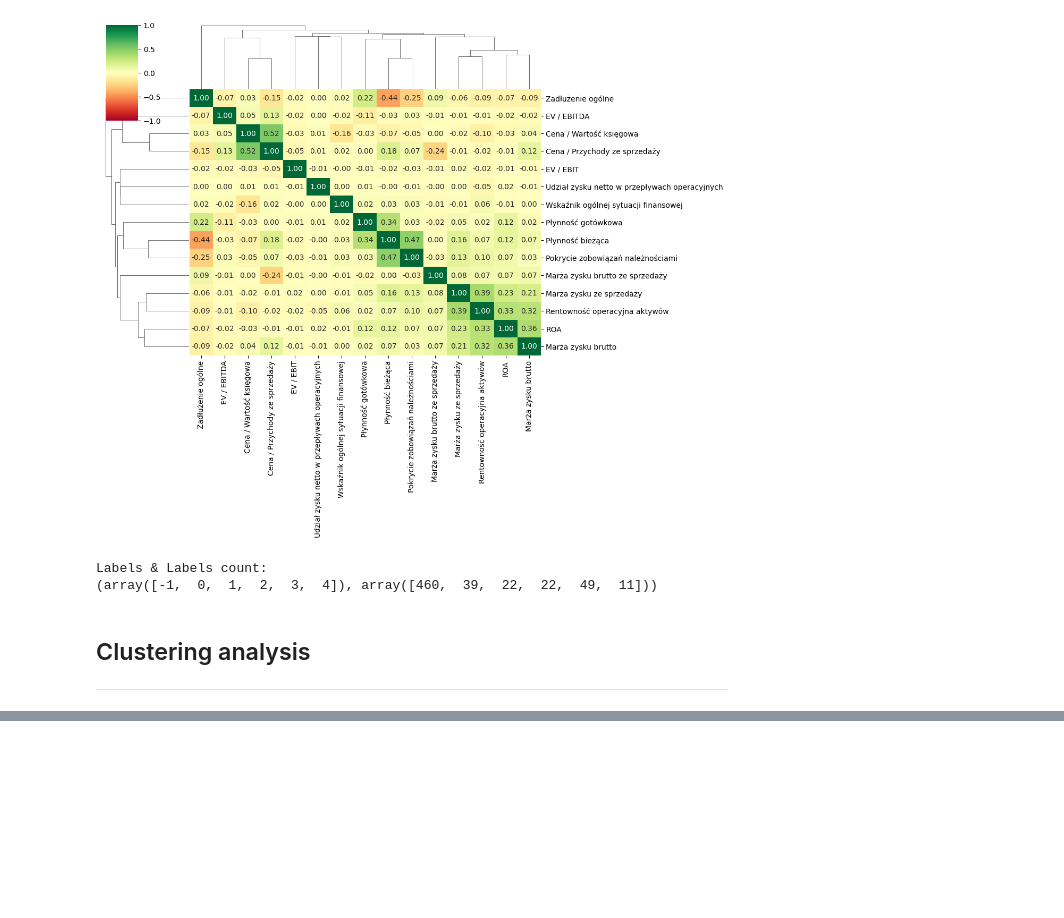
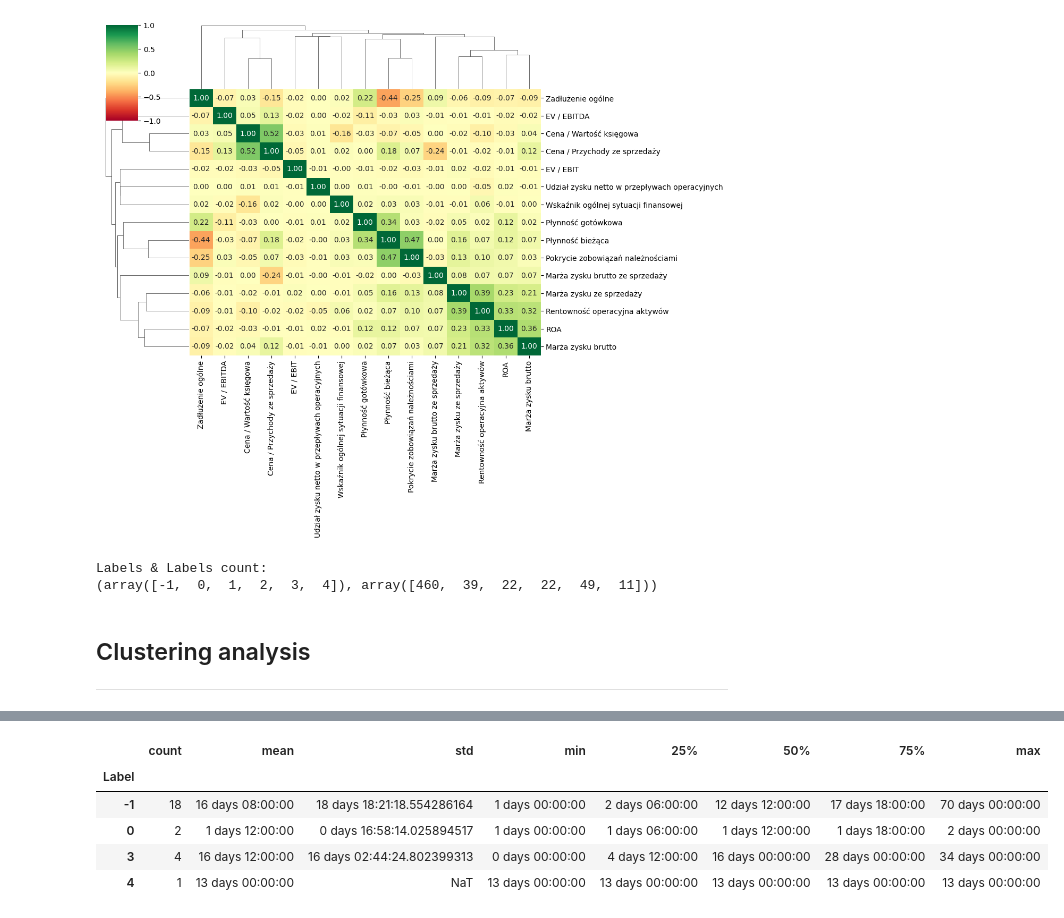
Before and after one commit to antonibezdzietny/FinancialReportsImpact, a Jupyter notebook: analysis/clusteringReports.ipynb, the cells around one changed output, grey strips where cells are left out. Saved outputs shown, nothing was run; the diff lists cells and outputs as text; code cells hidden in the pictures; blank space fills up the shorter version.

```diff
--- a/analysis/clusteringReports.ipynb
+++ b/analysis/clusteringReports.ipynb
@@ -130,10 +101,23 @@ plt.show()
-# %%
-from statsmodels.tsa.api import ExponentialSmoothing
-
-price = pd.read_csv("../database/stockPrice/CCC.csv")
-
-smooth = (price["Close"].ewm(alpha=0.15).mean()).to_numpy()
-x = price["Close"].to_numpy()
-
-plt.plot(smooth[3000:3500])
-plt.plot(x[3000:3500])
+# %%
+from scripts import EDD
+from scripts import StockPriceDatabase
+pd.options.mode.chained_assignment = None
+
+spd = StockPriceDatabase()
+ticker = "WTN"
+
+market_historical = spd.get_stock_price(ticker)
+
+# Get selected data
+market_data = market_historical[["Close"]]
+market_data["Returns"] = market_data["Close"].pct_change()
+market_data = market_data.dropna()
+
+# Calculate AbR
+market_data["AbR"] = EDD.abr(market_data["Returns"].to_numpy())
+# %%
+ccc_report = clustering_report[clustering_report["Ticker"] == "WTN"]
+ccc_day = ccc_report["D_DATE"].to_numpy().astype('datetime64')
+abr_day = market_data[market_data["AbR"] > 0.99].index.to_numpy().astype('datetime64')
+# %%
+ccc_report.insert(3, "D_D", [np.min(np.abs(x - abr_day)) for x in ccc_day])
@@ -139,0 +144,10 @@ plt.plot(x[3000:3500])
+# %%
+df2 = ccc_report.groupby(['Label'])
+df2["D_D"].describe()
+# %% [output]
+|  | count | mean | std | min | 25% | 50% | 75% | max |
+| Label |  |  |  |  |  |  |  |  |
+| -1 | 18 | 16 days 08:00:00 | 18 days 18:21:18.554286164 | 1 days 00:00:00 | 2 days 06:00:00 | 12 days 12:00:00 | 17 days 18:00:00 | 70 days 00:00:00 |
+| 0 | 2 | 1 days 12:00:00 | 0 days 16:58:14.025894517 | 1 days 00:00:00 | 1 days 06:00:00 | 1 days 12:00:00 | 1 days 18:00:00 | 2 days 00:00:00 |
+| 3 | 4 | 16 days 12:00:00 | 16 days 02:44:24.802399313 | 0 days 00:00:00 | 4 days 12:00:00 | 16 days 00:00:00 | 28 days 00:00:00 | 34 days 00:00:00 |
+| 4 | 1 | 13 days 00:00:00 | NaT | 13 days 00:00:00 | 13 days 00:00:00 | 13 days 00:00:00 | 13 days 00:00:00 | 13 days 00:00:00 |
```
Also changed, not shown: parts of 6 cells of this notebook, 2 other files.
